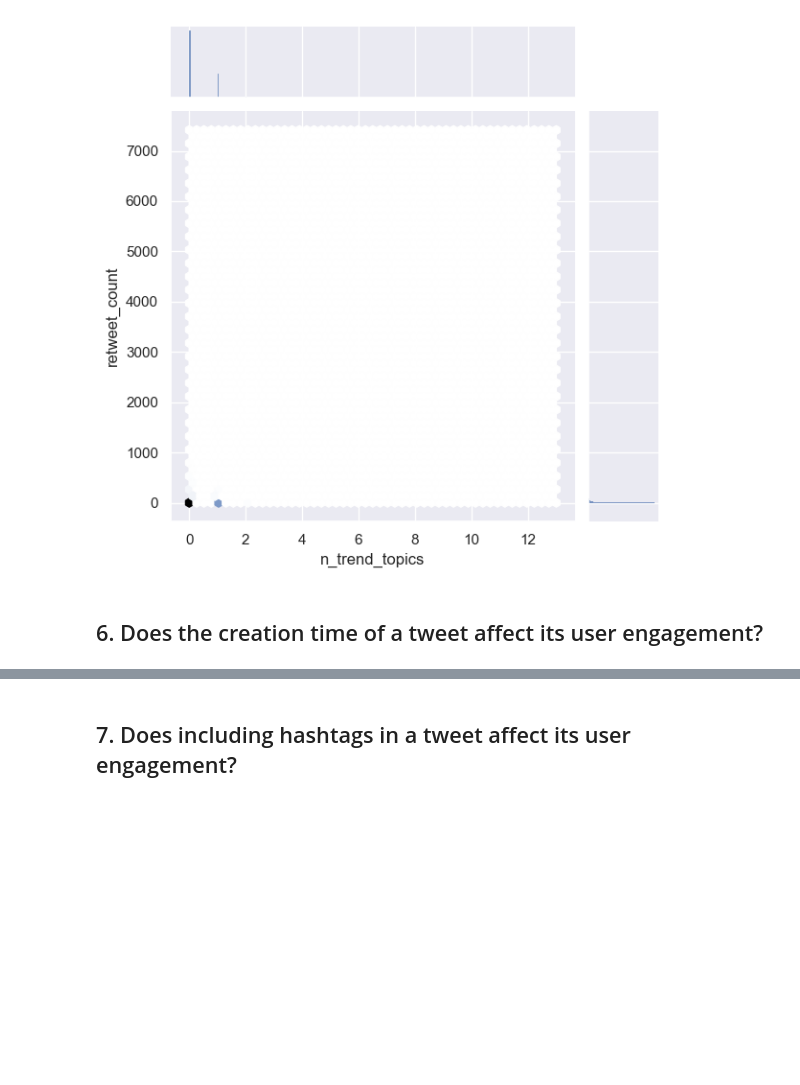
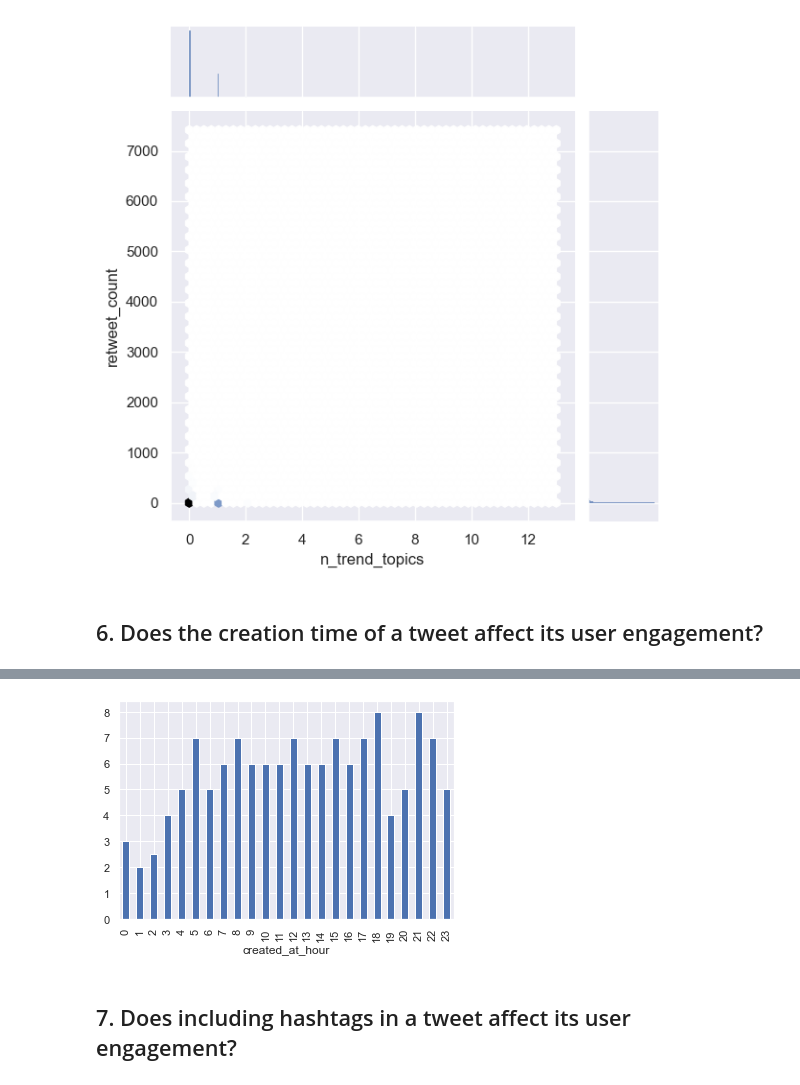
Before and after one commit to ossamum/kuleuven-thesis, a Jupyter notebook: 05_hypothesis_testing.ipynb, the cells around one changed output, grey strips where cells are left out. Saved outputs shown, nothing was run; the diff lists cells and outputs as text; code cells hidden in the pictures; blank space fills up the shorter version.

```diff
--- a/05_hypothesis_testing.ipynb
+++ b/05_hypothesis_testing.ipynb
@@ -501,3 +623,7 @@ plt.show()
+# %%
+a.groupby('created_at_hour')['retweet_count'].median().plot.bar();
+# %% [output]
+[figure, added]
 # %% [markdown]
 ## 7. Does including hashtags in a tweet affect its user engagement?
 # %%
```
Also changed, not shown: parts of 20 cells of this notebook.
